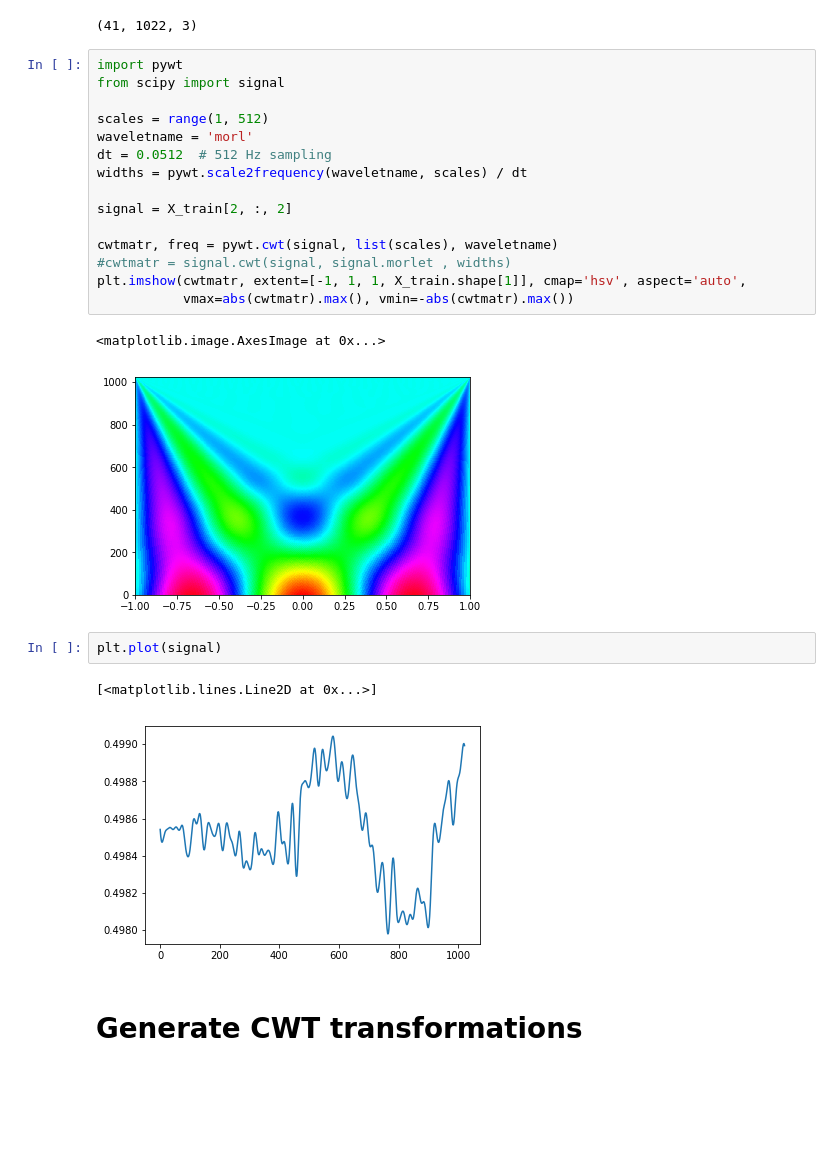
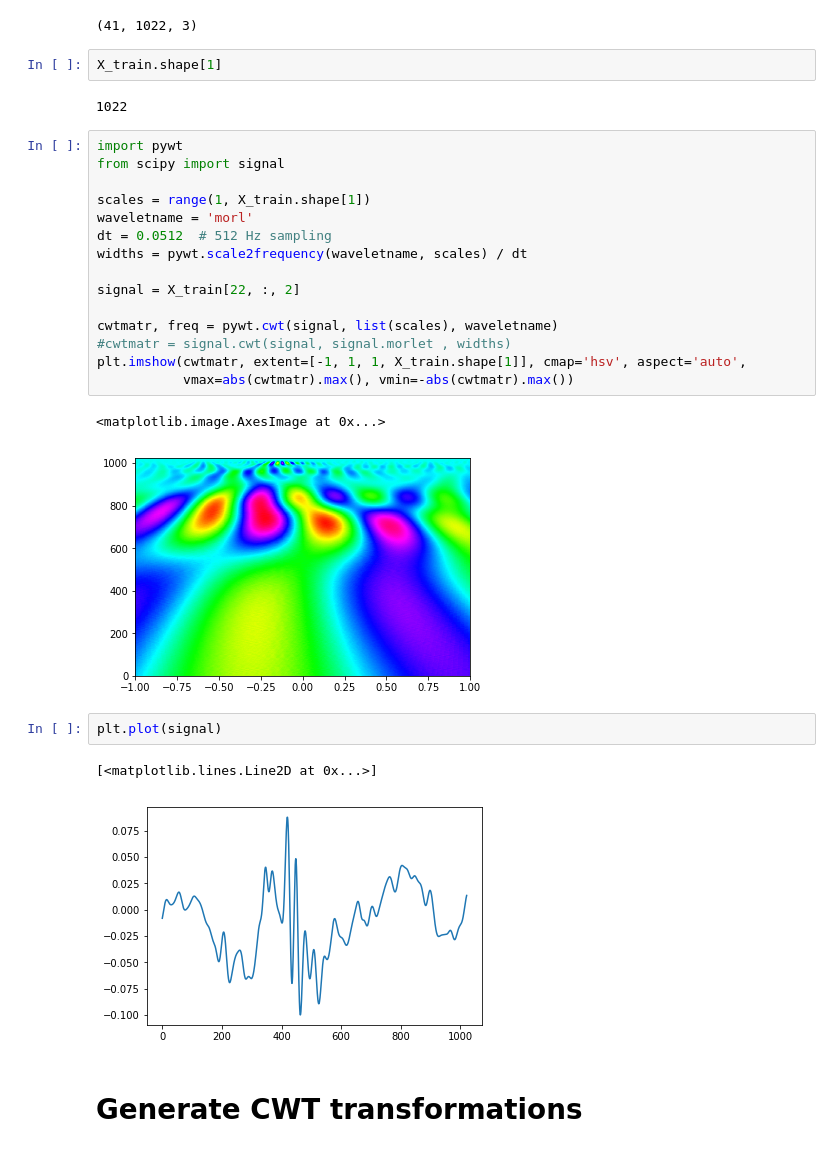
Before and after one commit to RoamEasy/emg-deep-learning, a Jupyter notebook: CWT-CNN.ipynb, the cells around one changed output. Saved outputs shown, nothing was run; the diff lists cells and outputs as text; blank space fills up the shorter version.

```diff
--- a/CWT-CNN.ipynb
+++ b/CWT-CNN.ipynb
@@ -27,29 +36,33 @@ y_train.shape
 X_test.shape
 # %% [output]
 (41, 1022, 3)
+# %%
+X_train.shape[1]
+# %% [output]
+1022
 # %%
 import pywt
 from scipy import signal
 
-scales = range(1, 512)
+scales = range(1, X_train.shape[1])
 waveletname = 'morl'
 dt = 0.0512  # 512 Hz sampling
 widths = pywt.scale2frequency(waveletname, scales) / dt
 
-signal = X_train[2, :, 2]
+signal = X_train[22, :, 2]
 
 cwtmatr, freq = pywt.cwt(signal, list(scales), waveletname)
 #cwtmatr = signal.cwt(signal, signal.morlet , widths)
 plt.imshow(cwtmatr, extent=[-1, 1, 1, X_train.shape[1]], cmap='hsv', aspect='auto',
            vmax=abs(cwtmatr).max(), vmin=-abs(cwtmatr).max())
 # %% [output]
 <matplotlib.image.AxesImage at 0x...>
-[figure, old version]
+[figure, new version]
 # %%
 plt.plot(signal)
 # %% [output]
 [<matplotlib.lines.Line2D at 0x...>]
-[figure, old version]
+[figure, new version]
 # %% [markdown]
 # Generate CWT transformations
 # %%
```
Also changed, not shown: parts of 12 cells of this notebook, 2 other files.
